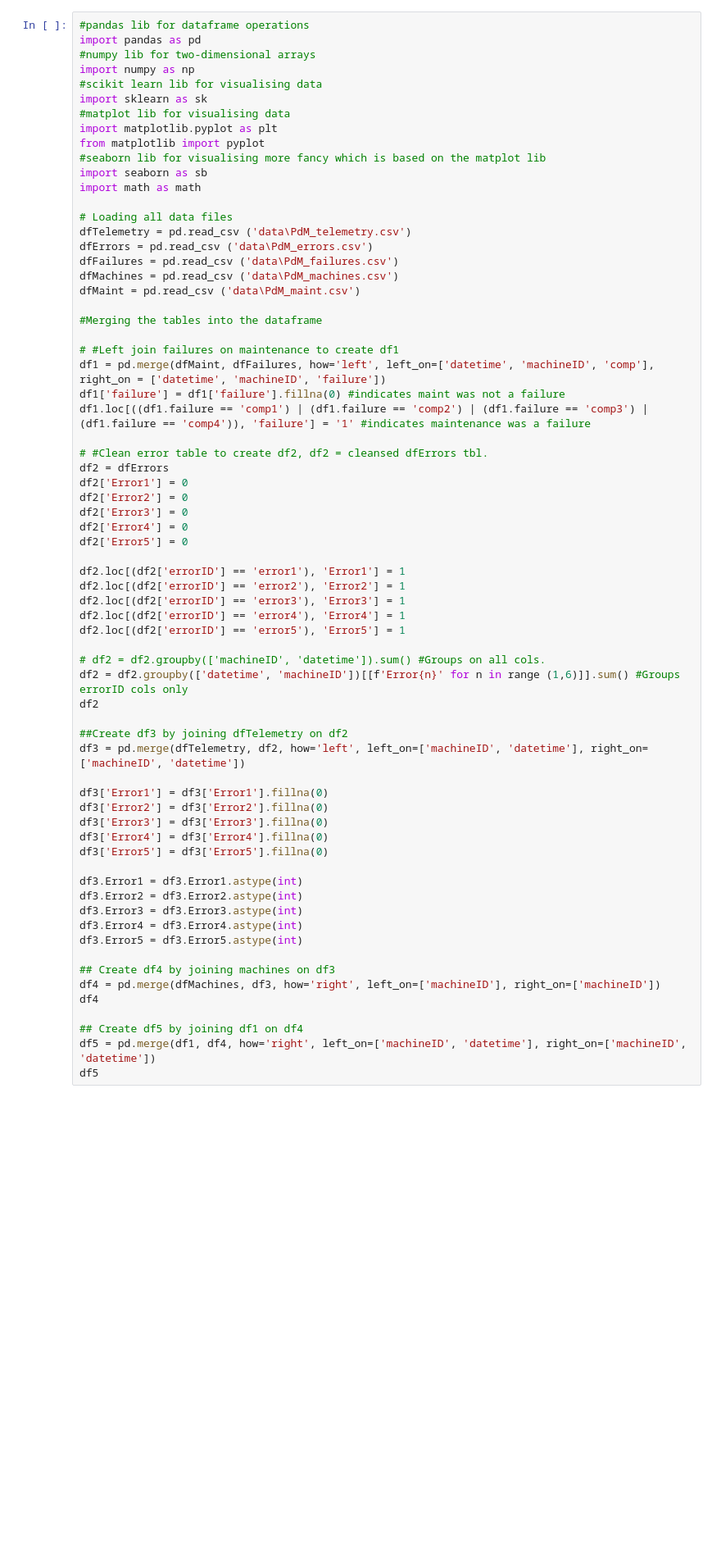
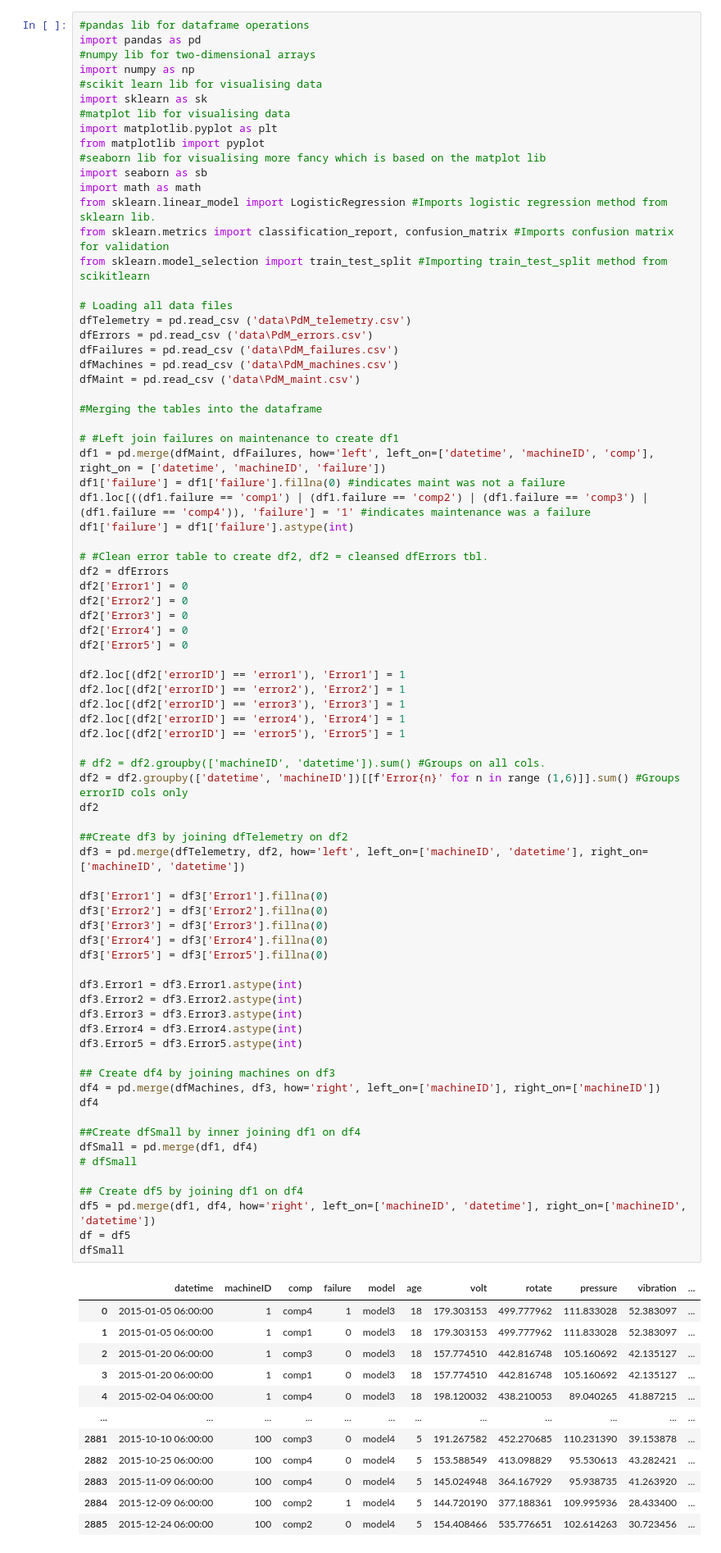
Before and after one commit to Intux404/Predictive_Maintenance, a Jupyter notebook: Predictive_Maintenance.ipynb, the cells around one changed output. Shown at 82% size. Cells and saved outputs as stored; diff of their text form; blank space fills up the shorter version.

```diff
--- a/Predictive_Maintenance.ipynb
+++ b/Predictive_Maintenance.ipynb
@@ -164,6 +194,9 @@ from matplotlib import pyplot
 #seaborn lib for visualising more fancy which is based on the matplot lib
 import seaborn as sb
 import math as math
+from sklearn.linear_model import LogisticRegression #Imports logistic regression method from sklearn lib.
+from sklearn.metrics import classification_report, confusion_matrix #Imports confusion matrix for validation
+from sklearn.model_selection import train_test_split #Importing train_test_split method from scikitlearn
 
 # Loading all data files
 dfTelemetry = pd.read_csv ('data\PdM_telemetry.csv')
@@ -178,6 +211,7 @@ dfMaint = pd.read_csv ('data\PdM_maint.csv')
 df1 = pd.merge(dfMaint, dfFailures, how='left', left_on=['datetime', 'machineID', 'comp'], right_on = ['datetime', 'machineID', 'failure'])
 df1['failure'] = df1['failure'].fillna(0) #indicates maint was not a failure
 df1.loc[((df1.failure == 'comp1') | (df1.failure == 'comp2') | (df1.failure == 'comp3') | (df1.failure == 'comp4')), 'failure'] = '1' #indicates maintenance was a failure
+df1['failure'] = df1['failure'].astype(int)
 
 # #Clean error table to create df2, df2 = cleansed dfErrors tbl.
 df2 = dfErrors
@@ -191,31 +225,49 @@ df2.loc[(df2['errorID'] == 'error1'), 'Error1'] = 1
 df2.loc[(df2['errorID'] == 'error2'), 'Error2'] = 1
 df2.loc[(df2['errorID'] == 'error3'), 'Error3'] = 1
 df2.loc[(df2['errorID'] == 'error4'), 'Error4'] = 1
 df2.loc[(df2['errorID'] == 'error5'), 'Error5'] = 1
 
 # df2 = df2.groupby(['machineID', 'datetime']).sum() #Groups on all cols.
 df2 = df2.groupby(['datetime', 'machineID'])[[f'Error{n}' for n in range (1,6)]].sum() #Groups errorID cols only
 df2
 
 ##Create df3 by joining dfTelemetry on df2
 df3 = pd.merge(dfTelemetry, df2, how='left', left_on=['machineID', 'datetime'], right_on=['machineID', 'datetime'])
 
 df3['Error1'] = df3['Error1'].fillna(0)
 df3['Error2'] = df3['Error2'].fillna(0)
 df3['Error3'] = df3['Error3'].fillna(0)
 df3['Error4'] = df3['Error4'].fillna(0)
 df3['Error5'] = df3['Error5'].fillna(0)
 
 df3.Error1 = df3.Error1.astype(int)
 df3.Error2 = df3.Error2.astype(int)
 df3.Error3 = df3.Error3.astype(int)
 df3.Error4 = df3.Error4.astype(int)
 df3.Error5 = df3.Error5.astype(int)
 
 ## Create df4 by joining machines on df3
 df4 = pd.merge(dfMachines, df3, how='right', left_on=['machineID'], right_on=['machineID'])
 df4
 
+##Create dfSmall by inner joining df1 on df4
+dfSmall = pd.merge(df1, df4)
+# dfSmall
+
 ## Create df5 by joining df1 on df4
 df5 = pd.merge(df1, df4, how='right', left_on=['machineID', 'datetime'], right_on=['machineID', 'datetime'])
-df5
+df = df5
+dfSmall
+# %% [output]
+|  | datetime | machineID | comp | failure | model | age | volt | rotate | pressure | vibration | ... |
+| 0 | 2015-01-05 06:00:00 | 1 | comp4 | 1 | model3 | 18 | 179.303153 | 499.777962 | 111.833028 | 52.383097 | ... |
+| 1 | 2015-01-05 06:00:00 | 1 | comp1 | 0 | model3 | 18 | 179.303153 | 499.777962 | 111.833028 | 52.383097 | ... |
+| 2 | 2015-01-20 06:00:00 | 1 | comp3 | 0 | model3 | 18 | 157.774510 | 442.816748 | 105.160692 | 42.135127 | ... |
+| 3 | 2015-01-20 06:00:00 | 1 | comp1 | 0 | model3 | 18 | 157.774510 | 442.816748 | 105.160692 | 42.135127 | ... |
+| 4 | 2015-02-04 06:00:00 | 1 | comp4 | 0 | model3 | 18 | 198.120032 | 438.210053 | 89.040265 | 41.887215 | ... |
+| ... | ... | ... | ... | ... | ... | ... | ... | ... | ... | ... | ... |
+| 2881 | 2015-10-10 06:00:00 | 100 | comp3 | 0 | model4 | 5 | 191.267582 | 452.270685 | 110.231390 | 39.153878 | ... |
+| 2882 | 2015-10-25 06:00:00 | 100 | comp4 | 0 | model4 | 5 | 153.588549 | 413.098829 | 95.530613 | 43.282421 | ... |
+| 2883 | 2015-11-09 06:00:00 | 100 | comp4 | 0 | model4 | 5 | 145.024948 | 364.167929 | 95.938735 | 41.263920 | ... |
+| 2884 | 2015-12-09 06:00:00 | 100 | comp2 | 1 | model4 | 5 | 144.720190 | 377.188361 | 109.995936 | 28.433400 | ... |
+| 2885 | 2015-12-24 06:00:00 | 100 | comp2 | 0 | model4 | 5 | 154.408466 | 535.776651 | 102.614263 | 30.723456 | ... |
```
Also changed, not shown: parts of 20 cells of this notebook.
